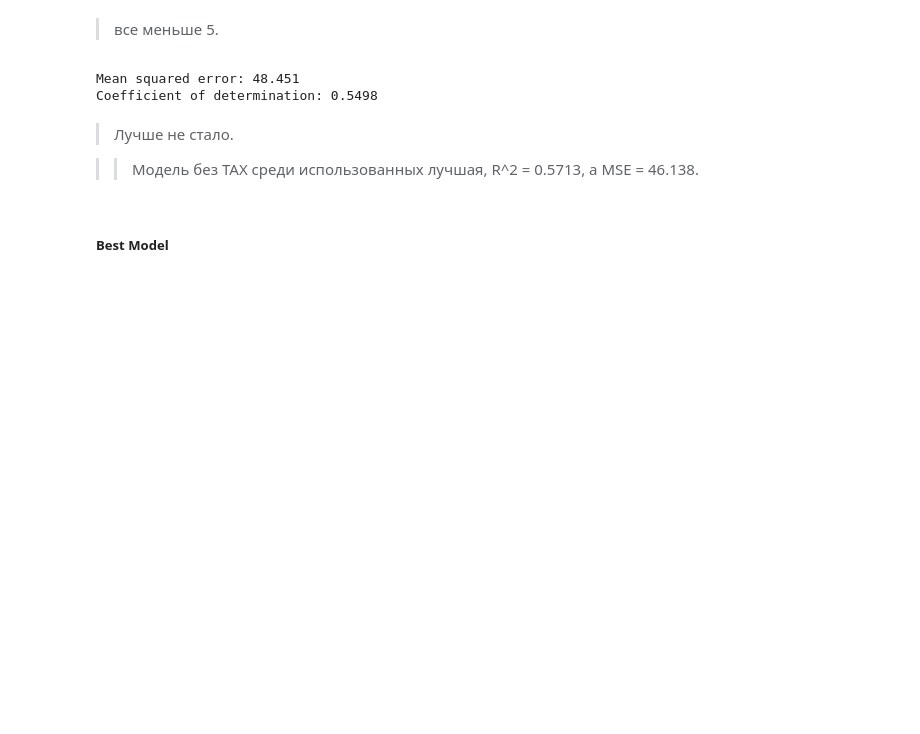
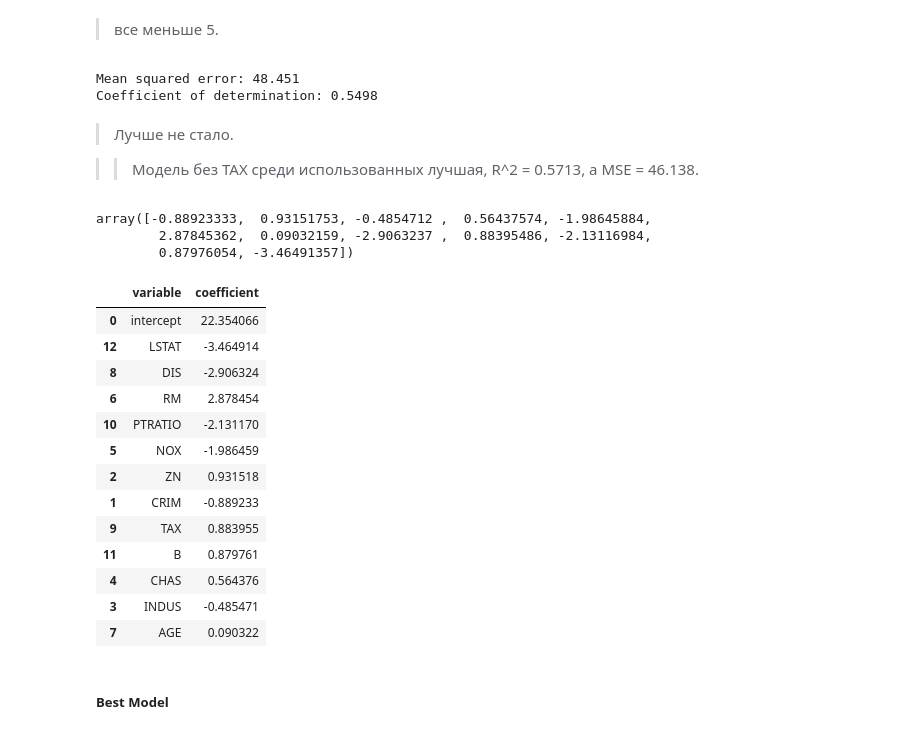
Before and after one commit to Freddsle/BI_ML_2021, a Jupyter notebook: l2_linmodels_GD/code/Linear_models.ipynb, the cells around one changed output. Drawn from its saved outputs; the diff is of its cells as text; code cells hidden in the pictures; blank space fills up the shorter version.

```diff
--- a/l2_linmodels_GD/code/Linear_models.ipynb
+++ b/l2_linmodels_GD/code/Linear_models.ipynb
@@ -724,6 +724,31 @@ Coefficient of determination: 0.5498
 > Лучше не стало.
 
 >> Модель без TAX среди использованных лучшая, R^2 = 0.5713, а MSE = 46.138.
+# %%
+model_eTAX.coef_
+# %% [output]
+array([-0.88923333,  0.93151753, -0.4854712 ,  0.56437574, -1.98645884,
+        2.87845362,  0.09032159, -2.9063237 ,  0.88395486, -2.13116984,
+        0.87976054, -3.46491357])
+# %%
+coefficients = np.hstack((model_eTAX.intercept_, model_eTAX.coef_))
+coefficients_df = pd.DataFrame(data={'variable': ['intercept'] + list(X_RAD_test.columns), 'coefficient': coefficients})
+coefficients_df.sort_values(by='coefficient', ascending=False, key=lambda col: col.abs())
+# %% [output]
+|  | variable | coefficient |
+| 0 | intercept | 22.354066 |
+| 12 | LSTAT | -3.464914 |
+| 8 | DIS | -2.906324 |
+| 6 | RM | 2.878454 |
+| 10 | PTRATIO | -2.131170 |
+| 5 | NOX | -1.986459 |
+| 2 | ZN | 0.931518 |
+| 1 | CRIM | -0.889233 |
+| 9 | TAX | 0.883955 |
+| 11 | B | 0.879761 |
+| 4 | CHAS | 0.564376 |
+| 3 | INDUS | -0.485471 |
+| 7 | AGE | 0.090322 |
 # %% [markdown]
 ##### Best Model
 # %%
```
Also changed, not shown: parts of 11 cells of this notebook.
